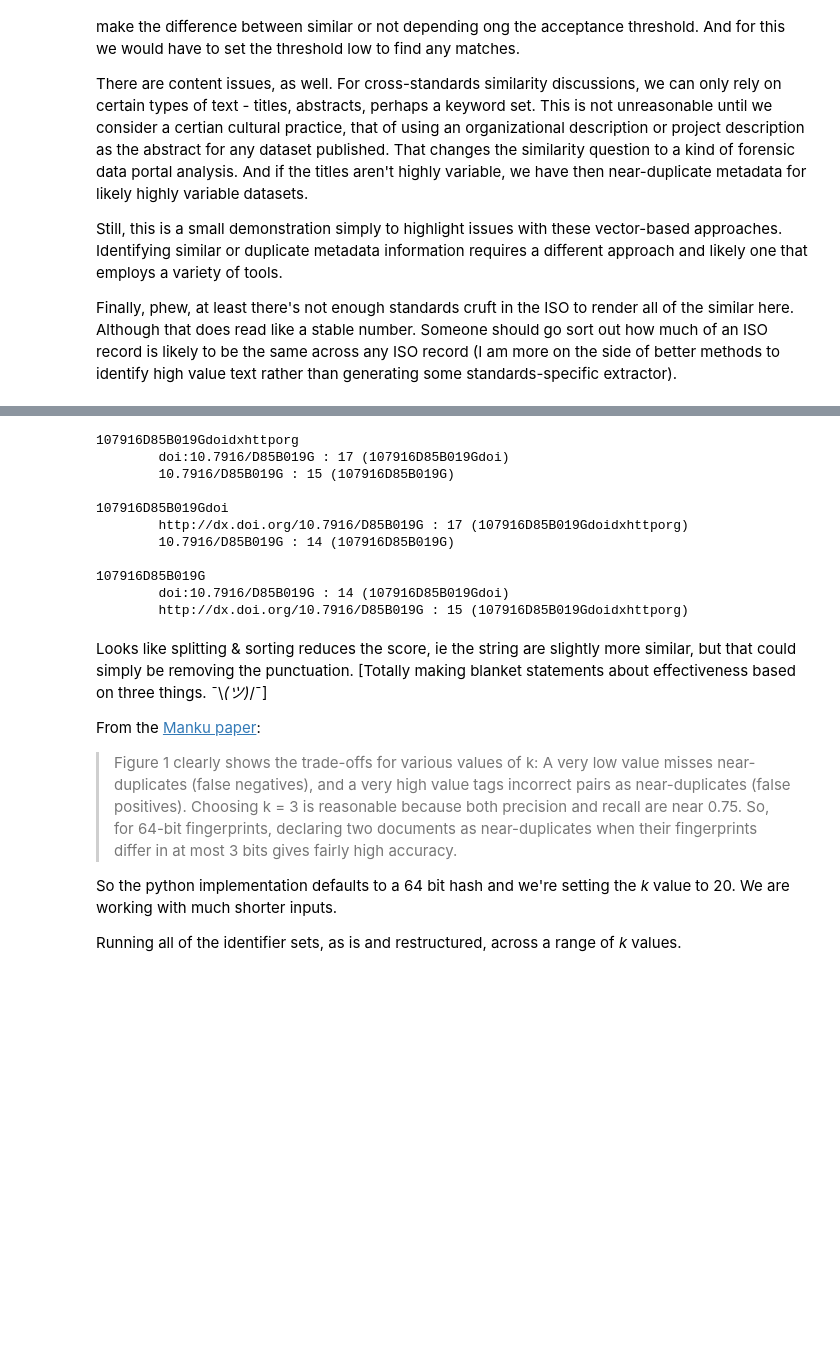
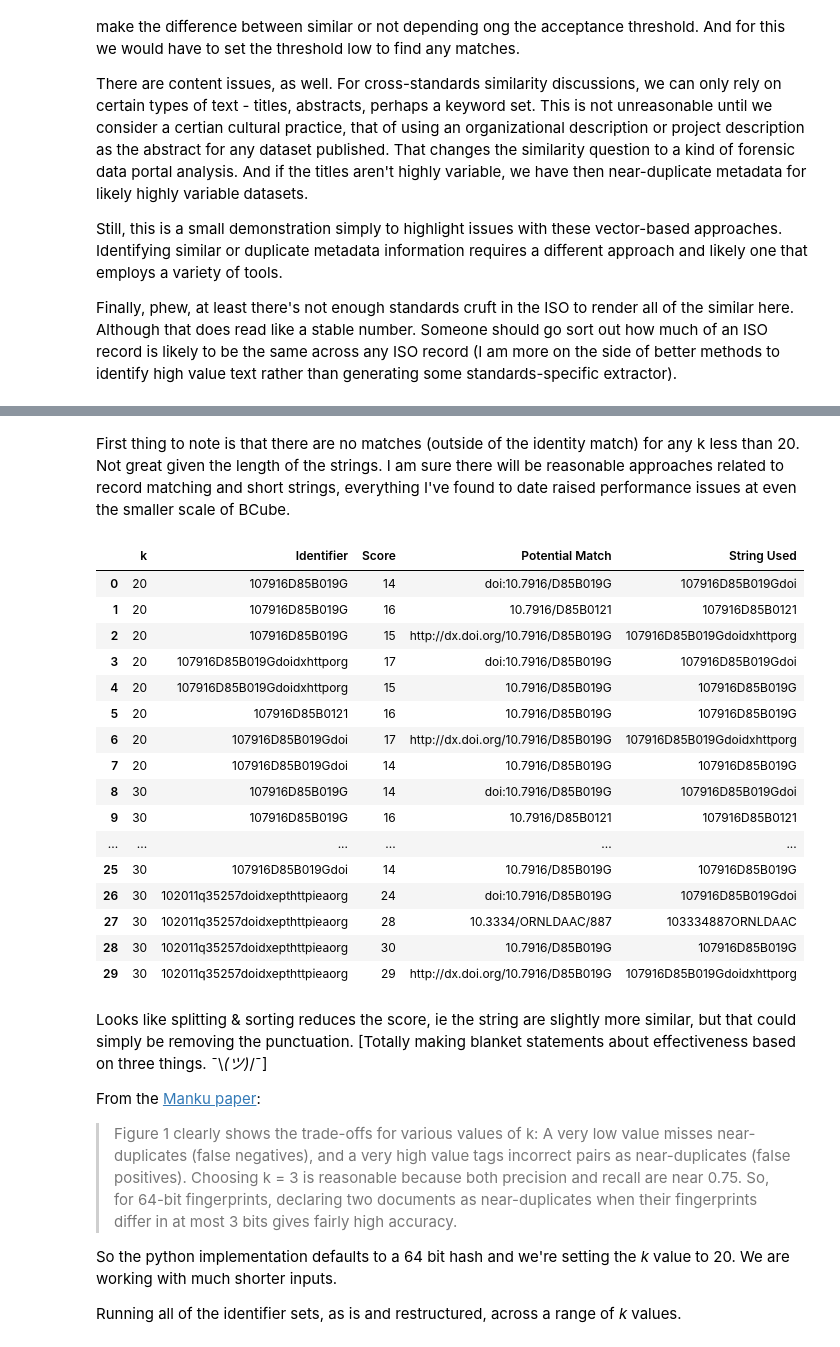
Before and after one commit to b-cube/Response-Identification-Info, a Jupyter notebook: notebooks/Analysis - Duplicate Detection.ipynb, the cells around one changed output, grey strips where cells are left out. Drawn from its saved outputs; the diff is of its cells as text; code cells hidden in the pictures; blank space fills up the shorter version.

```diff
--- a/notebooks/Analysis - Duplicate Detection.ipynb
+++ b/notebooks/Analysis - Duplicate Detection.ipynb
@@ -443,35 +480,52 @@ doi:10.5281/zenodo.11169
+# %% [markdown]
+First thing to note is that there are no matches (outside of the identity match) for any k less than 20. Not great given the length of the strings. I am sure there will be reasonable approaches related to record matching and short strings, everything I've found to date raised performance issues at even the smaller scale of BCube.
 # %%
 # the daniel method:
 # split string
 # sort
 # concatenate
 # score
 
 import re
 pttn = r'[:./]'
 
 sorted_dois = []
 for d in dois:
     x = [s for s in re.split(pttn, d) if s]
     x.sort()
 
     sorted_dois.append((d, ''.join(x)))
 
-doi_index = [(i, d, Simhash(d)) for i, d in sorted_dois]
-dupes = evaluate_set(doi_index)
-print_dupes(dupes)
+sorted_matches = []
+for k in k_values:
+    doi_index = [(i, d, Simhash(d)) for i, d in sorted_dois]
+    dupes = evaluate_set(doi_index, k=k)
+    for key, vals in dupes.iteritems():
+        for i, t, s in vals:
+            if i == key or int(s) == 0:
+                continue
+            sorted_matches.append([k, key, s, i, t])
+
+df = pd.DataFrame(sorted_matches, columns=['k', 'Identifier', 'Score', 'Potential Match', 'String Used'])
+df
 # %% [output]
-107916D85B019Gdoidxhttporg
-        doi:10.7916/D85B019G : 17 (107916D85B019Gdoi)
-        10.7916/D85B019G : 15 (107916D85B019G)
-
-107916D85B019Gdoi
-        http://dx.doi.org/10.7916/D85B019G : 17 (107916D85B019Gdoidxhttporg)
-        10.7916/D85B019G : 14 (107916D85B019G)
-
-107916D85B019G
-        doi:10.7916/D85B019G : 14 (107916D85B019Gdoi)
-        http://dx.doi.org/10.7916/D85B019G : 15 (107916D85B019Gdoidxhttporg)
+|  | k | Identifier | Score | Potential Match | String Used |
+| 0 | 20 | 107916D85B019G | 14 | doi:10.7916/D85B019G | 107916D85B019Gdoi |
+| 1 | 20 | 107916D85B019G | 16 | 10.7916/D85B0121 | 107916D85B0121 |
+| 2 | 20 | 107916D85B019G | 15 | http://dx.doi.org/10.7916/D85B019G | 107916D85B019Gdoidxhttporg |
+| 3 | 20 | 107916D85B019Gdoidxhttporg | 17 | doi:10.7916/D85B019G | 107916D85B019Gdoi |
+| 4 | 20 | 107916D85B019Gdoidxhttporg | 15 | 10.7916/D85B019G | 107916D85B019G |
+| 5 | 20 | 107916D85B0121 | 16 | 10.7916/D85B019G | 107916D85B019G |
+| 6 | 20 | 107916D85B019Gdoi | 17 | http://dx.doi.org/10.7916/D85B019G | 107916D85B019Gdoidxhttporg |
+| 7 | 20 | 107916D85B019Gdoi | 14 | 10.7916/D85B019G | 107916D85B019G |
+| 8 | 30 | 107916D85B019G | 14 | doi:10.7916/D85B019G | 107916D85B019Gdoi |
+| 9 | 30 | 107916D85B019G | 16 | 10.7916/D85B0121 | 107916D85B0121 |
+| ... | ... | ... | ... | ... | ... |
+| 25 | 30 | 107916D85B019Gdoi | 14 | 10.7916/D85B019G | 107916D85B019G |
+| 26 | 30 | 102011q35257doidxepthttpieaorg | 24 | doi:10.7916/D85B019G | 107916D85B019Gdoi |
+| 27 | 30 | 102011q35257doidxepthttpieaorg | 28 | 10.3334/ORNLDAAC/887 | 103334887ORNLDAAC |
+| 28 | 30 | 102011q35257doidxepthttpieaorg | 30 | 10.7916/D85B019G | 107916D85B019G |
+| 29 | 30 | 102011q35257doidxepthttpieaorg | 29 | http://dx.doi.org/10.7916/D85B019G | 107916D85B019Gdoidxhttporg |
 # %% [markdown]
 Looks like splitting & sorting reduces the score, ie the string are slightly more similar, but that could simply be removing the punctuation. [Totally making blanket statements about effectiveness based on three things. ¯\\_(ツ)_/¯]
 
```
Also changed, not shown: parts of 15 cells of this notebook, 1 other file.
